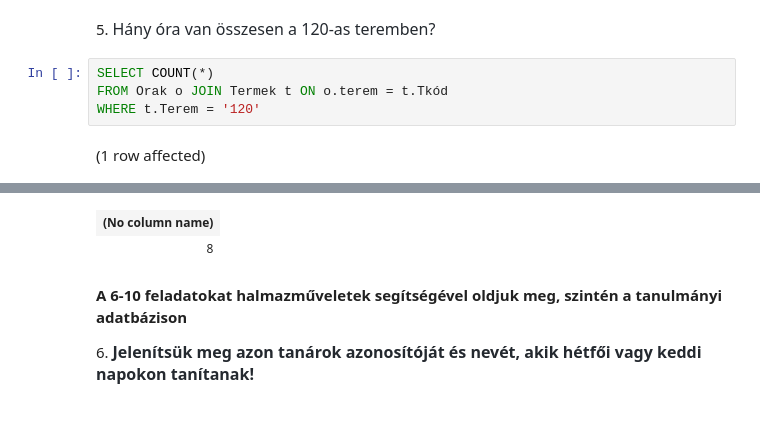
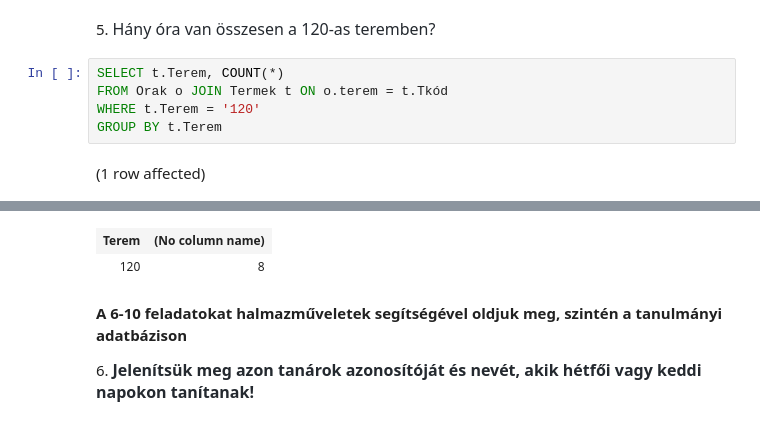
Before and after one commit to szentebalint0/AdatBG02, a Jupyter notebook: gyakorlat03_feladatok.ipynb, the cells around one changed output, grey strips where cells are left out. Drawn from its saved outputs; the diff is of its cells as text.

```diff
--- a/gyakorlat03_feladatok.ipynb
+++ b/gyakorlat03_feladatok.ipynb
@@ -93,8 +93,9 @@ Total execution time: 00:00:00.020
 # %% [markdown]
 5. <span style="background-color: rgb(255, 255, 255); color: rgb(36, 41, 47); font-family: -apple-system, BlinkMacSystemFont, &quot;Segoe UI&quot;, Helvetica, Arial, sans-serif, &quot;Apple Color Emoji&quot;, &quot;Segoe UI Emoji&quot;; font-size: 16px;">Hány óra van összesen a 120-as teremben?</span>
 # %%
-SELECT COUNT(*)
+SELECT t.Terem, COUNT(*)
 FROM Orak o JOIN Termek t ON o.terem = t.Tkód
 WHERE t.Terem = '120'
+GROUP BY t.Terem
 # %% [output]
 (1 row affected)
@@ -102,5 +103,5 @@ Total execution time: 00:00:00.014
-| (No column name) |
-| 8 |
+| Terem | (No column name) |
+| 120 | 8 |
 # %% [markdown]
 **A 6-10 feladatokat halmazműveletek segítségével oldjuk meg, szintén a tanulmányi adatbázison**
 
```
Also changed, not shown: parts of 18 cells of this notebook.
